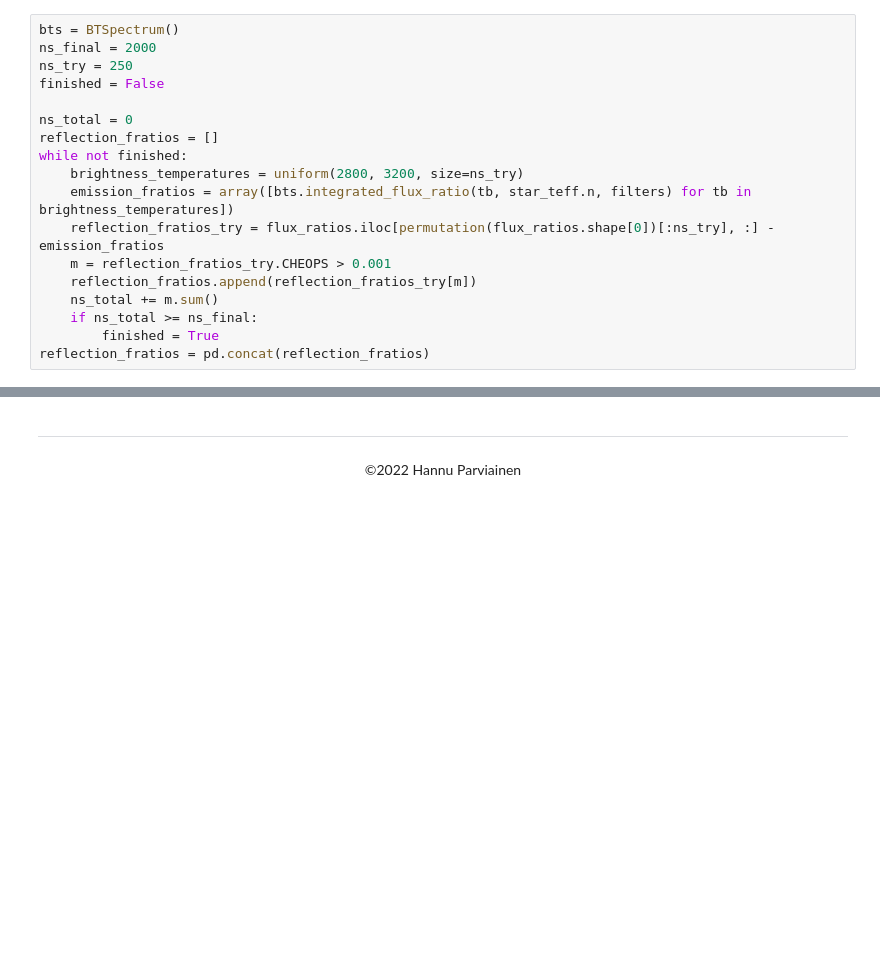
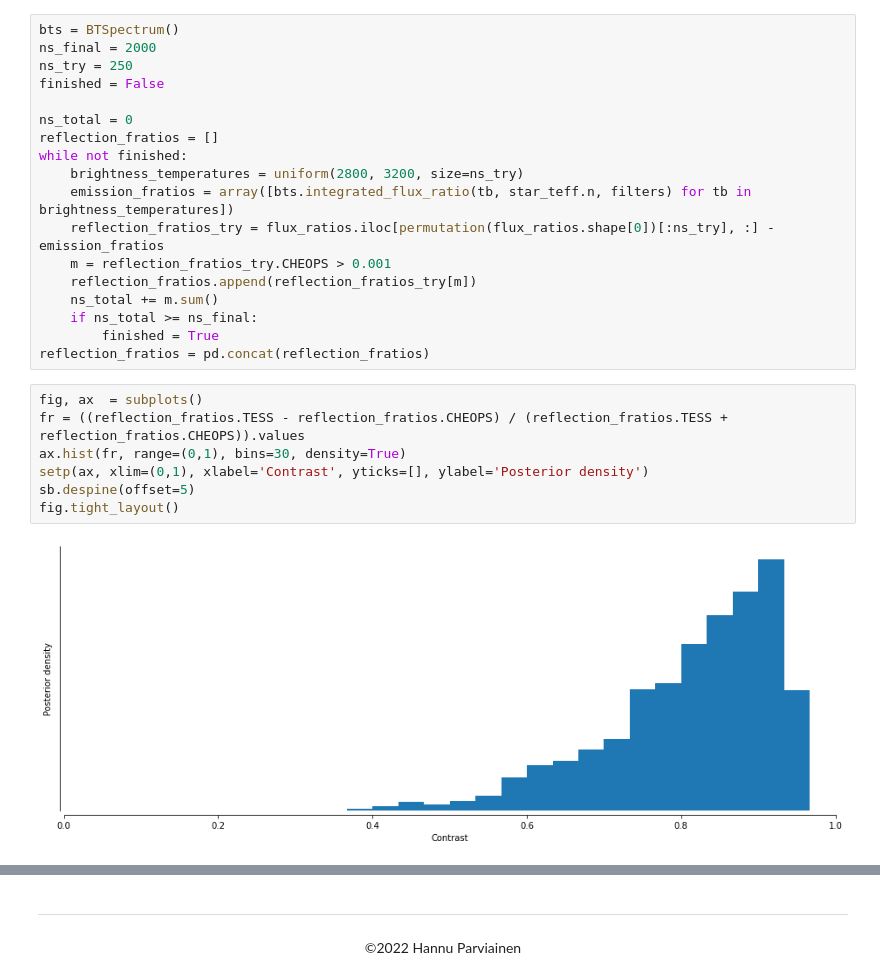
Before and after one commit to hpparvi/cheops_kelt_1, a Jupyter notebook: A3_chromatic_albedo_variation_test.ipynb, the cells around one changed output, grey strips where cells are left out. Cells and saved outputs as stored; diff of their text form; blank space fills up the shorter version.

```diff
--- a/A3_chromatic_albedo_variation_test.ipynb
+++ b/A3_chromatic_albedo_variation_test.ipynb
@@ -136,5 +148,14 @@ while not finished:
     if ns_total >= ns_final:
         finished = True
 reflection_fratios = pd.concat(reflection_fratios)
+# %%
+fig, ax  = subplots()
+fr = ((reflection_fratios.TESS - reflection_fratios.CHEOPS) / (reflection_fratios.TESS + reflection_fratios.CHEOPS)).values
+ax.hist(fr, range=(0,1), bins=30, density=True)
+setp(ax, xlim=(0,1), xlabel='Contrast', yticks=[], ylabel='Posterior density')
+sb.despine(offset=5)
+fig.tight_layout()
+# %% [output]
+[figure, added]
 # %%
 with sb.plotting_context('paper', font_scale=0.9):
```
Also changed, not shown: parts of 12 cells of this notebook.
